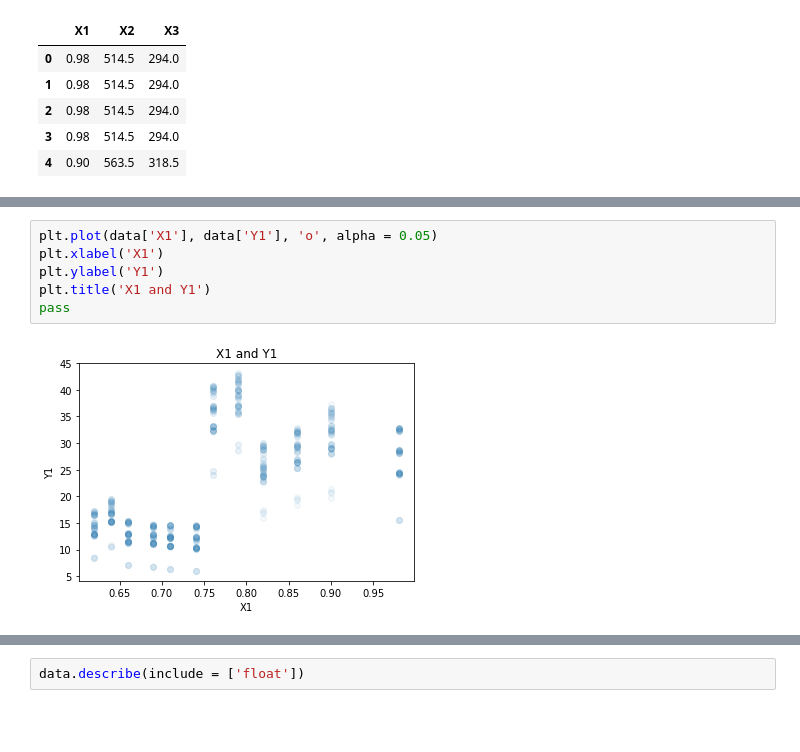
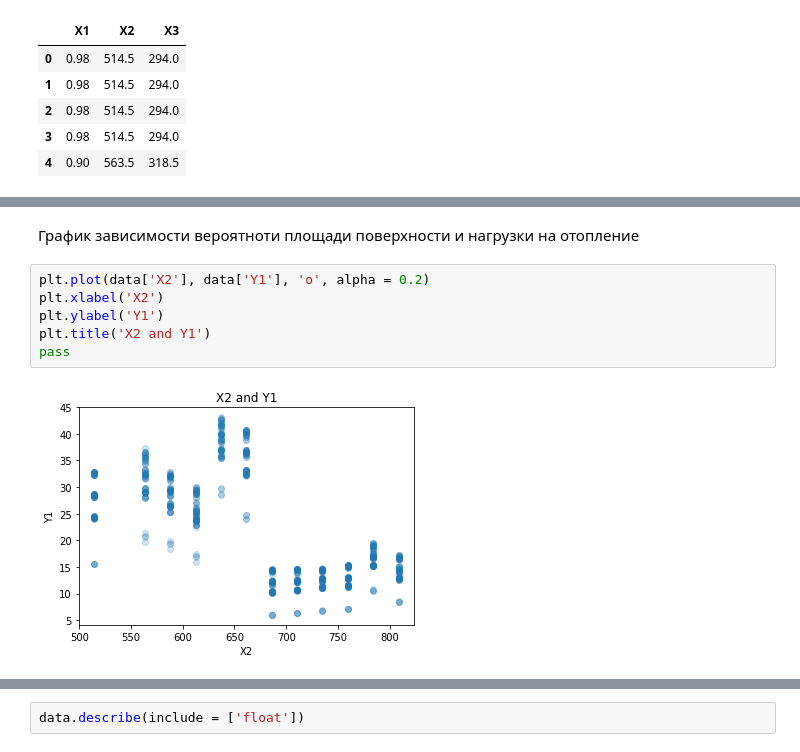
Before and after one commit to NikolayMarushkin/Machine-Learning, a Jupyter notebook: Energy efficiency.ipynb, the cells around one changed output, grey strips where cells are left out. Drawn from its saved outputs; the diff is of its cells as text; blank space fills up the shorter version.

```diff
--- a/Energy efficiency.ipynb
+++ b/Energy efficiency.ipynb
@@ -222,8 +292,10 @@ data.corr()
+# %% [markdown]
+График зависимости вероятноти площади поверхности и нагрузки на отопление
 # %%
-plt.plot(data['X1'], data['Y1'], 'o', alpha = 0.05)
-plt.xlabel('X1')
+plt.plot(data['X2'], data['Y1'], 'o', alpha = 0.2)
+plt.xlabel('X2')
 plt.ylabel('Y1')
-plt.title('X1 and Y1')
+plt.title('X2 and Y1')
 pass
 # %% [output]
-[figure, old version]
+[figure, new version]
```
Also changed, not shown: parts of 67 cells of this notebook.
